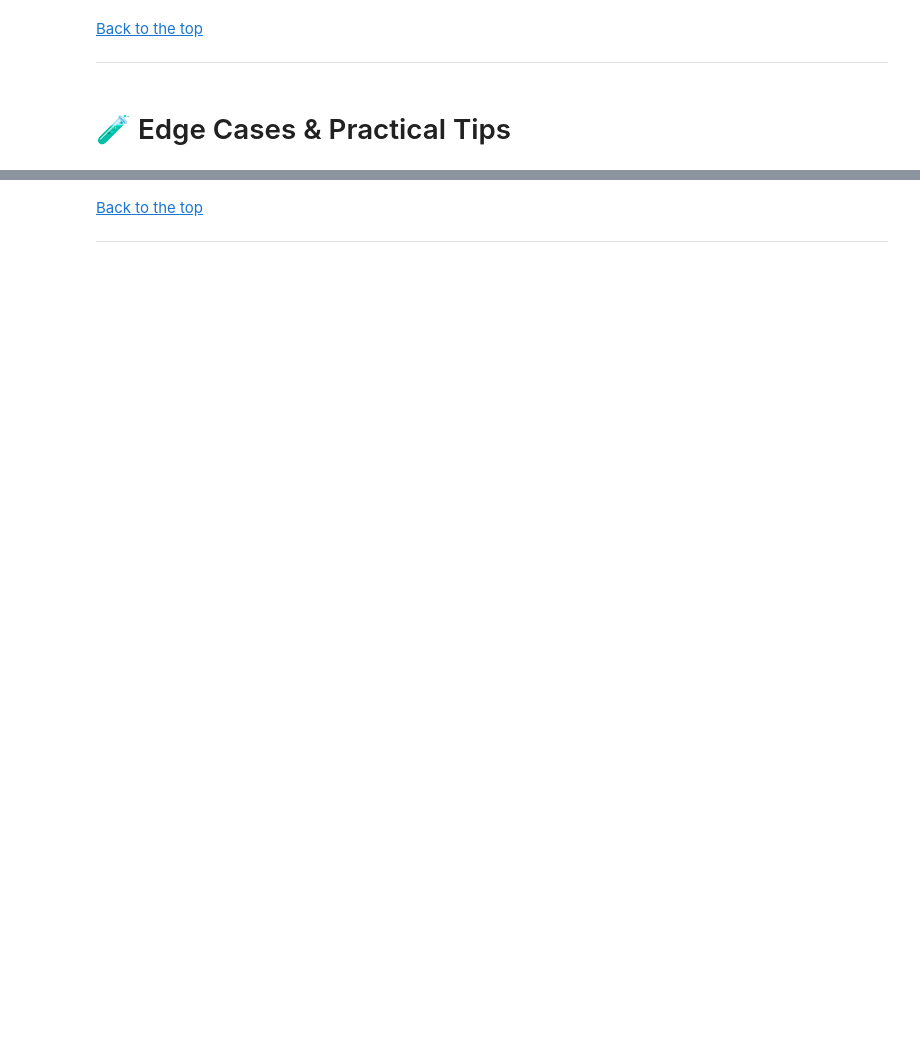
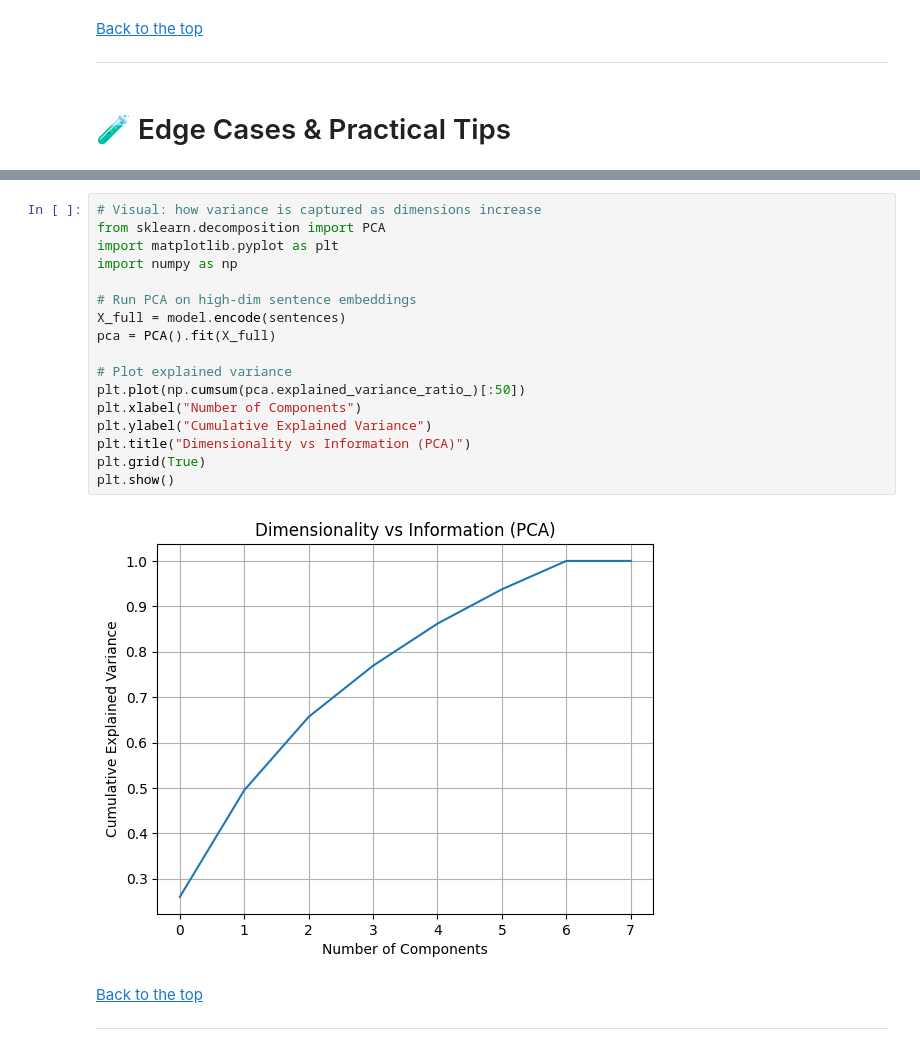
Before and after one commit to ashrithssreddy/ml-toolkit, a Jupyter notebook: NLP/05_Embeddings_and_Similarity.ipynb, the cells around one changed output, grey strips where cells are left out. Saved outputs shown, nothing was run; the diff lists cells and outputs as text; blank space fills up the shorter version.

```diff
--- a/NLP/05_Embeddings_and_Similarity.ipynb
+++ b/NLP/05_Embeddings_and_Similarity.ipynb
@@ -106,3 +821,22 @@ ___
+# %%
+# Visual: how variance is captured as dimensions increase
+from sklearn.decomposition import PCA
+import matplotlib.pyplot as plt
+import numpy as np
+
+# Run PCA on high-dim sentence embeddings
+X_full = model.encode(sentences)
+pca = PCA().fit(X_full)
+
+# Plot explained variance
+plt.plot(np.cumsum(pca.explained_variance_ratio_)[:50])
+plt.xlabel("Number of Components")
+plt.ylabel("Cumulative Explained Variance")
+plt.title("Dimensionality vs Information (PCA)")
+plt.grid(True)
+plt.show()
+# %% [output]
+[figure, added]
 # %% [markdown]
 [Back to the top](#table-of-contents)
 ___
```
Also changed, not shown: parts of 32 cells of this notebook.
